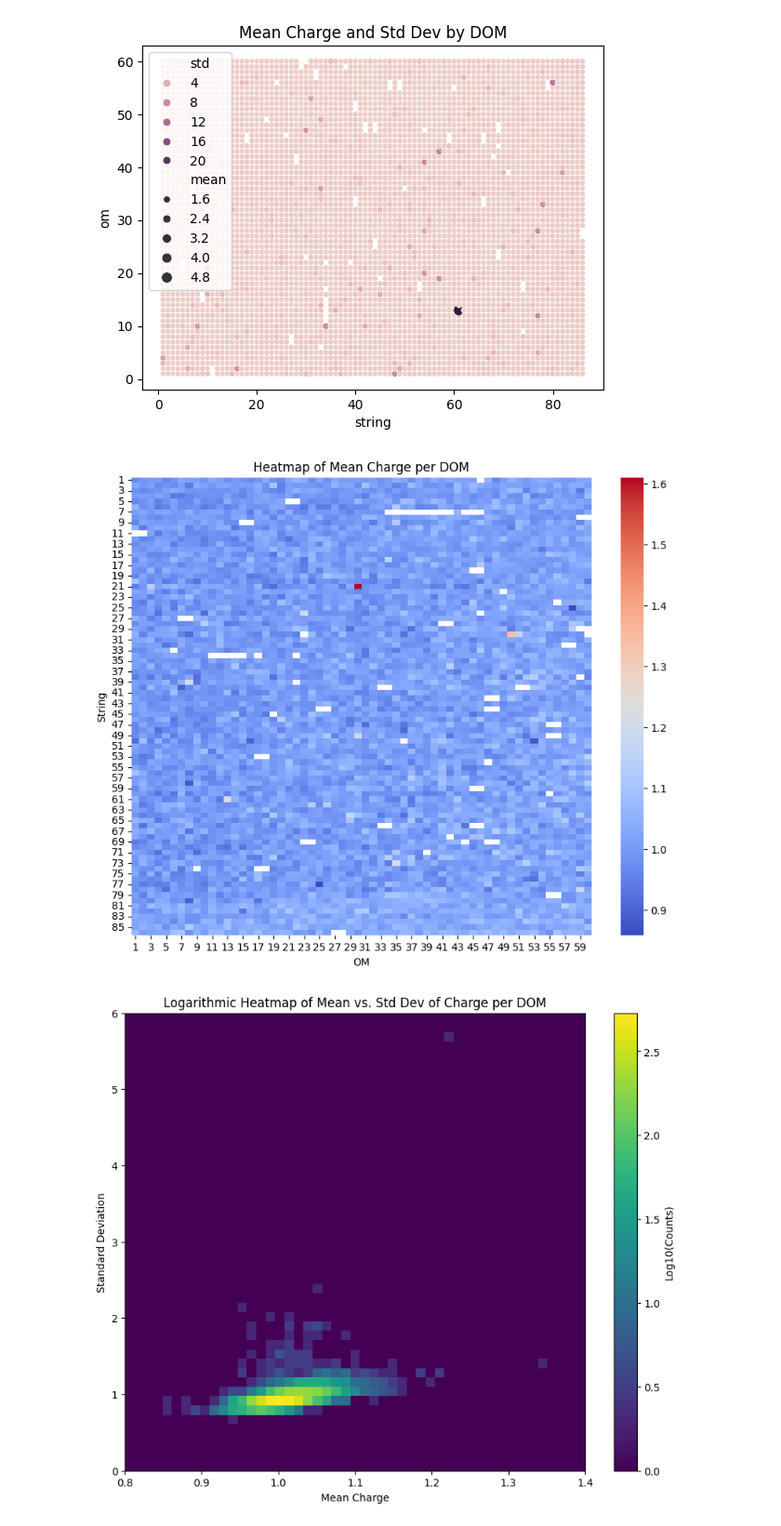
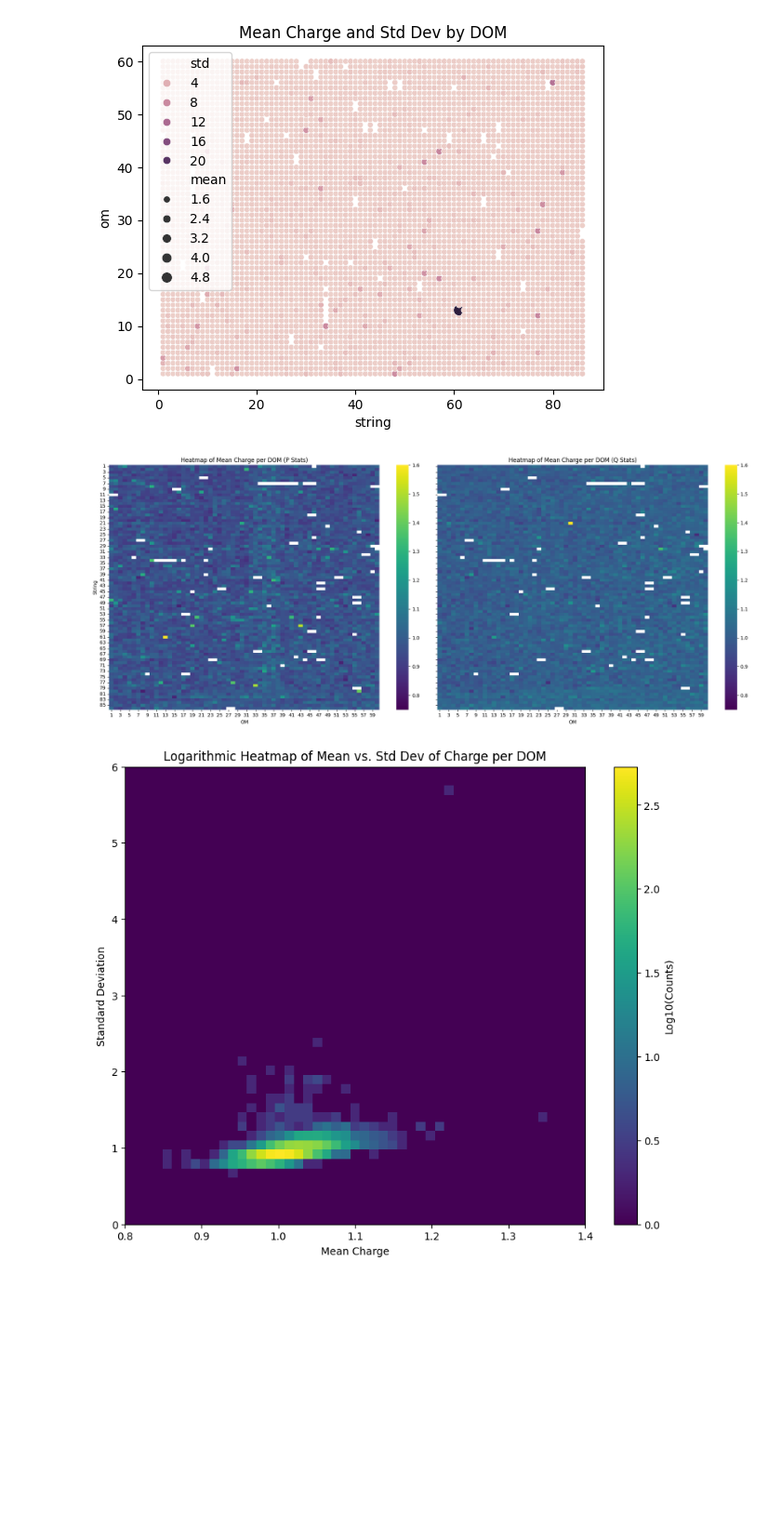
Before and after one commit to smsnfi12/bachelor-thesis, a Jupyter notebook: notebooks/p_q_frames.ipynb, the cells around one changed output. Shown at 93% size. Cells and saved outputs as stored; diff of their text form; code cells hidden in the pictures; blank space fills up the shorter version.

```diff
--- a/notebooks/p_q_frames.ipynb
+++ b/notebooks/p_q_frames.ipynb
@@ -228,19 +251,39 @@ plt.title("Mean Charge and Std Dev by DOM")
 plt.show()
 # %% [output]
 [figure]
-# %%
-# Pivot the data for the heatmap
-heatmap_data = df_q_stats.pivot(index='string', columns='om', values='mean')
-
-# Plot the heatmap
-plt.figure(figsize=(10, 8))
-sns.heatmap(heatmap_data, cmap='coolwarm', annot=False)
-plt.title("Heatmap of Mean Charge per DOM")
-plt.xlabel("OM")
-plt.ylabel("String")
-plt.show()
-# %% [output]
-[figure, removed]
+# %%
+import matplotlib.pyplot as plt
+import seaborn as sns
+
+# Create pivot tables for both dataframes
+heatmap_data_p = df_p_stats.pivot(index='string', columns='om', values='mean')
+heatmap_data_q = df_q_stats.pivot(index='string', columns='om', values='mean')
+
+# Define color scale limits
+vmin = 0.75
+vmax = 1.6
+
+# Create the figure and subplots
+fig, axes = plt.subplots(1, 2, figsize=(20, 8), sharex=True, sharey=True)
+
+# Plot the heatmap for df_p_stats
+sns.heatmap(heatmap_data_p, ax=axes[0], cmap='viridis', annot=False, vmin=vmin, vmax=vmax)
+axes[0].set_title("Heatmap of Mean Charge per DOM (P Stats)")
+axes[0].set_xlabel("OM")
+axes[0].set_ylabel("String")
+
+# Plot the heatmap for df_q_stats
+sns.heatmap(heatmap_data_q, ax=axes[1], cmap='viridis', annot=False, vmin=vmin, vmax=vmax)
+axes[1].set_title("Heatmap of Mean Charge per DOM (Q Stats)")
+axes[1].set_xlabel("OM")
+axes[1].set_ylabel("")  # Avoid redundant y-axis label
+
+# Show the plots
+plt.tight_layout()
+plt.savefig('plots/mean_charge_all_dom.png')
+plt.show()
+# %% [output]
+[figure, added]
 # %%
 import numpy as np
 import matplotlib.pyplot as plt
```
Also changed, not shown: parts of 11 cells of this notebook, 17 other files.
